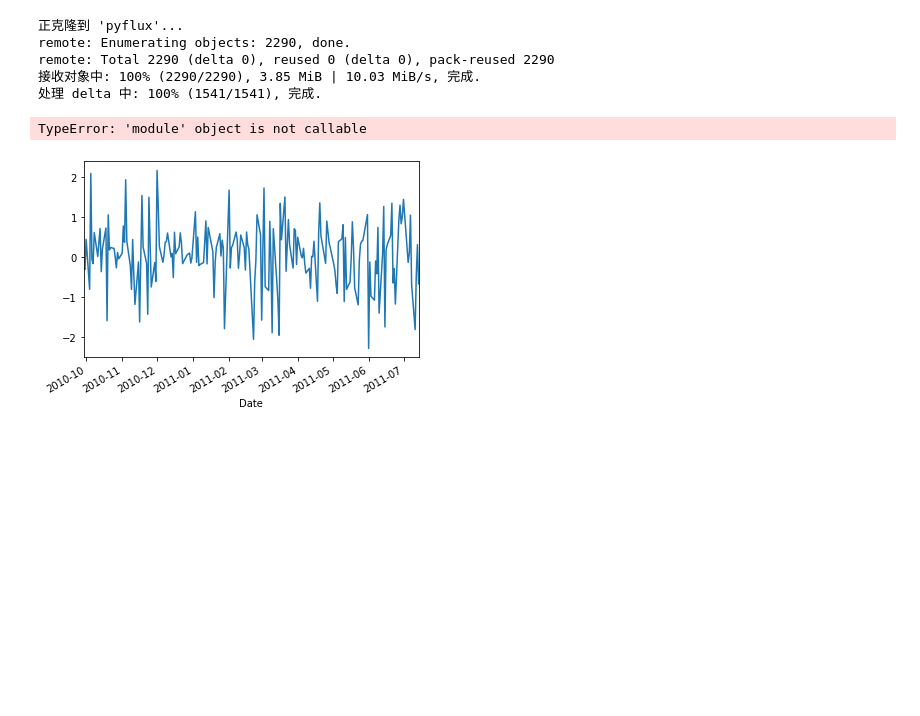
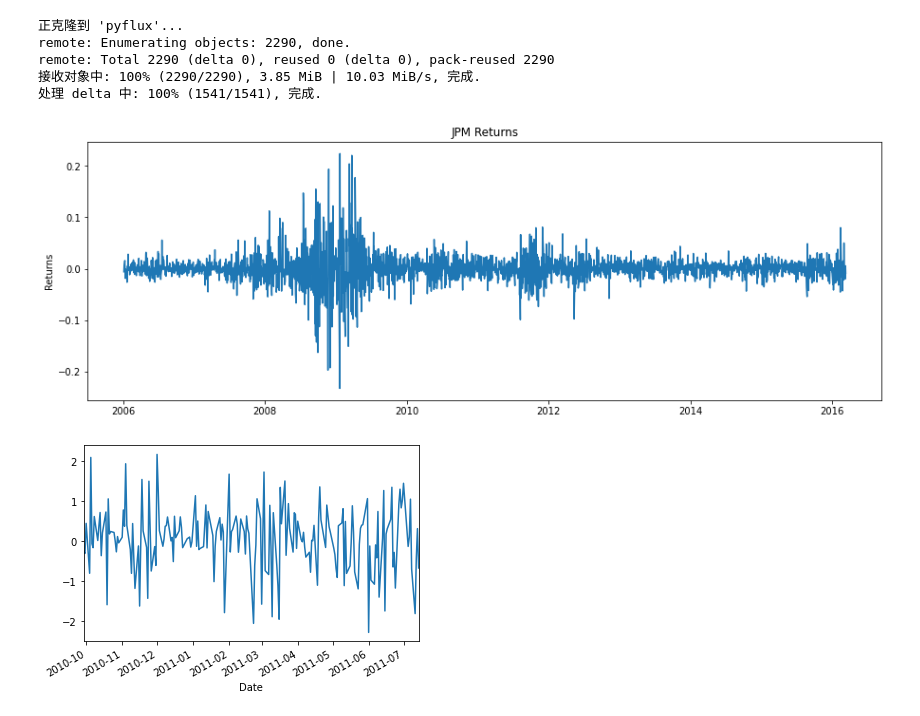
Before and after one commit to IanFla/Two-Stage, a Jupyter notebook: Two-Stage-eg3.ipynb, the cells around one changed output. Saved outputs shown, nothing was run; the diff lists cells and outputs as text; code cells hidden in the pictures; blank space fills up the shorter version.

```diff
--- a/Two-Stage-eg3.ipynb
+++ b/Two-Stage-eg3.ipynb
@@ -27,20 +27,25 @@ remote: Total 2290 (delta 0), reused 0 (delta 0), pack-reused 2290
 接收对象中: 100% (2290/2290), 3.85 MiB | 10.03 MiB/s, 完成.
 处理 delta 中: 100% (1541/1541), 完成.
 # %%
+import numpy as np
 import pyflux as pf
+import pandas as pd
 from pandas_datareader import DataReader
+from datetime import datetime
+import matplotlib.pyplot as plt
+%matplotlib inline
 
-jpm = DataReader('JPM',  'yahoo', dt(2006,1,1), dt(2016,3,10))
+jpm = DataReader('JPM',  'yahoo', datetime(2006,1,1), datetime(2016,3,10))
 returns = pd.DataFrame(np.diff(np.log(jpm['Adj Close'].values)))
 returns.index = jpm.index.values[1:jpm.index.values.shape[0]]
 returns.columns = ['JPM Returns']
 
 plt.figure(figsize=(15,5));
 plt.plot(returns.index,returns);
 plt.ylabel('Returns');
 plt.title('JPM Returns');
 # %% [output]
-TypeError: 'module' object is not callable
+[figure, added]
 # %%
 st=dt.datetime(2010,9,28)
 en=dt.datetime(2011,7,14)
```
